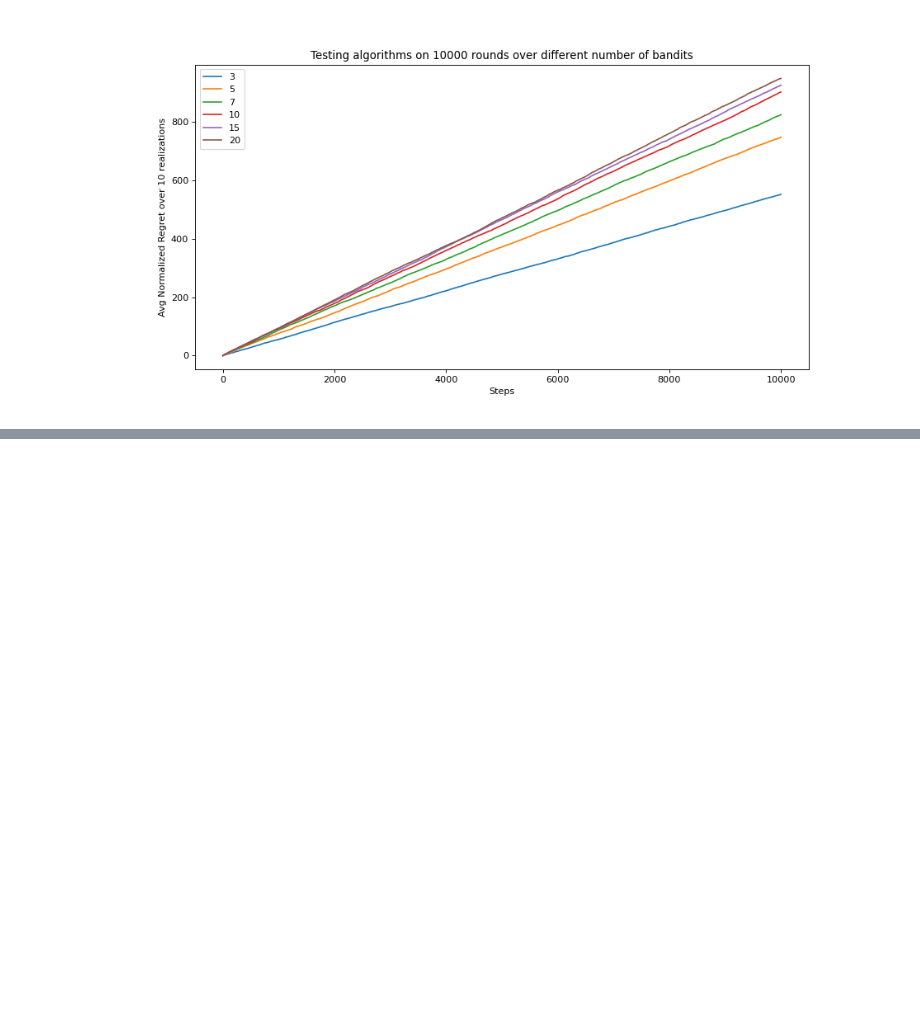
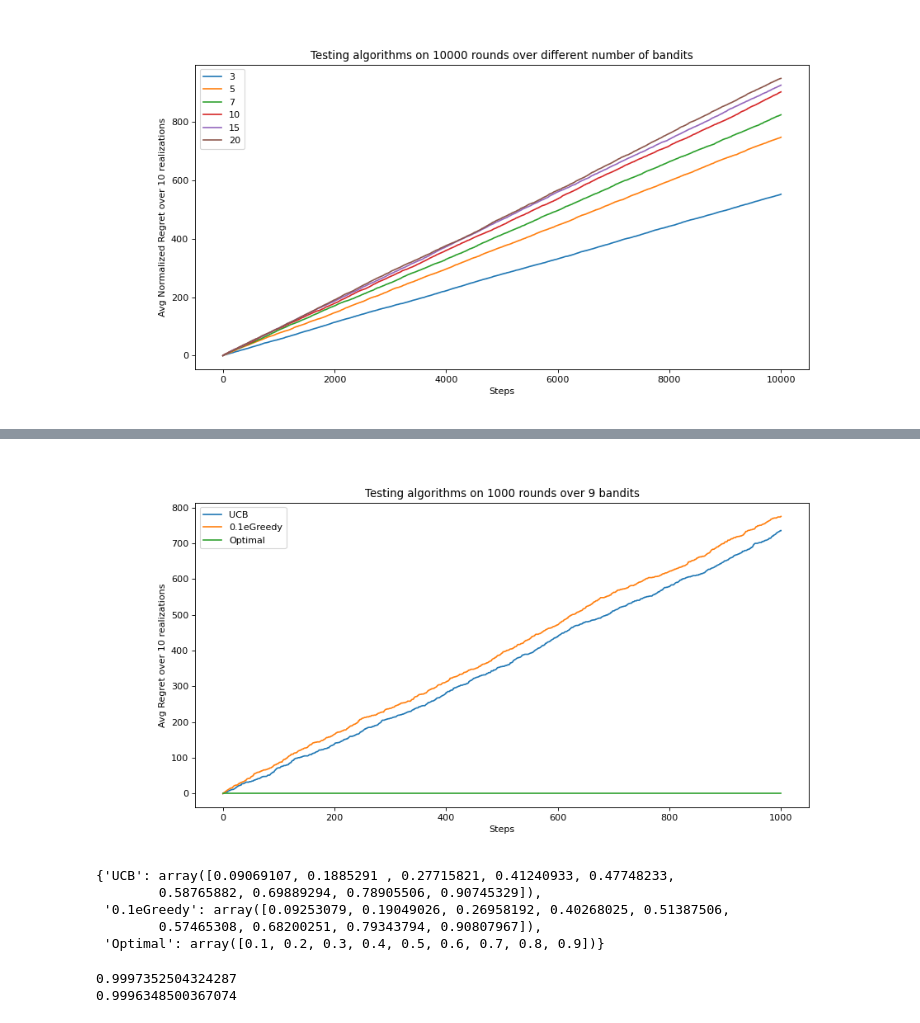
Before and after one commit to Archit997/Multi-armed-Bandits-in-Wireless, a Jupyter notebook: wireless-bandits.ipynb, the cells around one changed output, grey strips where cells are left out. Drawn from its saved outputs; the diff is of its cells as text; code cells hidden in the pictures; blank space fills up the shorter version.

```diff
--- a/wireless-bandits.ipynb
+++ b/wireless-bandits.ipynb
@@ -737,0 +864,35 @@ plt.savefig("Update2/VaryingBanditNum.png")
+# %%
+num_slots = 9
+num_steps = 1000
+num_expts = 10
+probabilites = np.arange(1,10).astype(int)/10
+p_values = np.tile(probabilites,(num_expts,1))
+env = ArmedBanditsEnv(p_values)
+delta = 0
+agents = {
+    "UCB" : UCBAgent(np.zeros((num_expts,num_slots)),np.zeros((num_expts,num_slots)),0.1,num_steps,delta),
+    "0.1eGreedy" : EpsilonGreedyAgent(np.zeros((num_expts,num_slots)),0.1,delta)
+
+    }
+
+exp = experiment(agents,env,num_expts,num_slots,num_steps)
+
+exp.run()
+# %%
+exp.plot()
+# %% [output]
+[figure, added]
+# %%
+exp.estimates
+# %% [output]
+{'UCB': array([0.09069107, 0.1885291 , 0.27715821, 0.41240933, 0.47748233,
+        0.58765882, 0.69889294, 0.78905506, 0.90745329]),
+ '0.1eGreedy': array([0.09253079, 0.19049026, 0.26958192, 0.40268025, 0.51387506,
+        0.57465308, 0.68200251, 0.79343794, 0.90807967]),
+ 'Optimal': array([0.1, 0.2, 0.3, 0.4, 0.5, 0.6, 0.7, 0.8, 0.9])}
+# %%
+print(cosine_similarity(exp.estimates['UCB'],exp.estimates['Optimal']))
+print(cosine_similarity(exp.estimates['0.1eGreedy'],exp.estimates['Optimal']))
+# %% [output]
+0.9997352504324287
+0.9996348500367074
```
Also changed, not shown: parts of 15 cells of this notebook, 11 other files.
